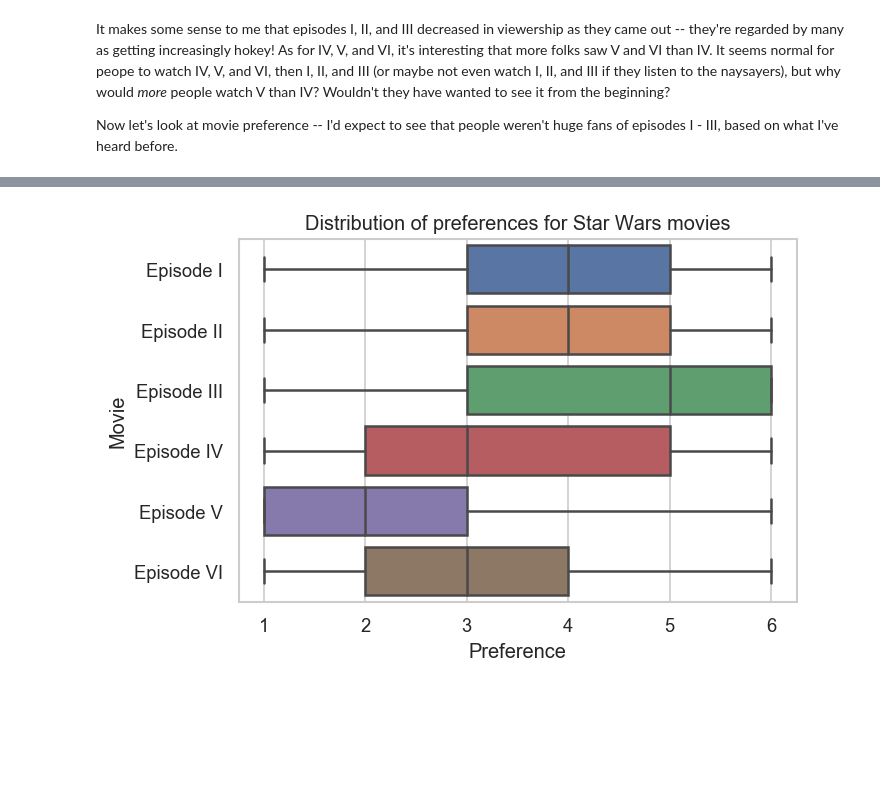
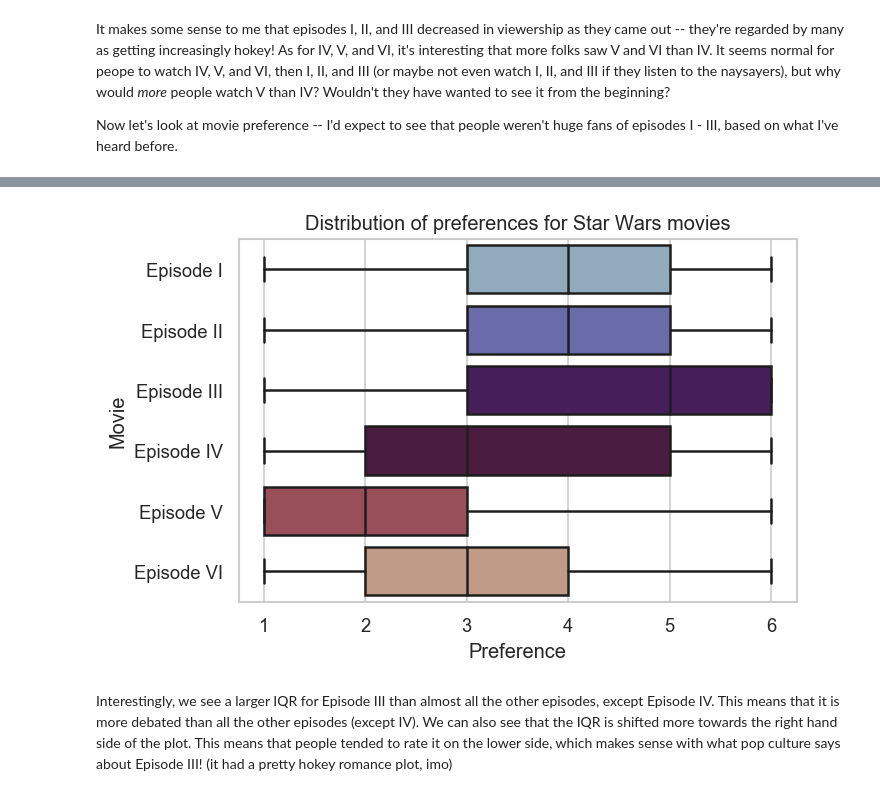
Before and after one commit to h-parker/ds-101-demo, a Jupyter notebook: starwars_exploration.ipynb, the cells around one changed output, grey strips where cells are left out. Drawn from its saved outputs; the diff is of its cells as text; code cells hidden in the pictures; blank space fills up the shorter version.

```diff
--- a/starwars_exploration.ipynb
+++ b/starwars_exploration.ipynb
@@ -171,11 +190,13 @@ huge fans of episodes I - III, based on what I've heard before.
 # %%
 boxplot = sns.boxplot(x='value', y='variable', data=pd.melt(df, value_vars=['epI_preference',
                         'epII_preference', 'epIII_preference', 'epIV_preference',
-                        'epV_preference','epVI_preference']).dropna())
+                        'epV_preference','epVI_preference']).dropna(), palette='twilight')
 boxplot.set_yticklabels(['Episode I', 'Episode II', 'Episode III', 'Episode IV',
                          'Episode V', 'Episode VI'])
 plt.xlabel("Preference")
 plt.ylabel("Movie")
 plt.title("Distribution of preferences for Star Wars movies");
 # %% [output]
-[figure, old version]
+[figure, new version]
+# %% [markdown]
+Interestingly, we see a larger IQR for Episode III than almost all the other episodes, except Episode IV. This means that it is more debated than all the other episodes (except IV). We can also see that the IQR is shifted more towards the right hand side of the plot. This means that people tended to rate it on the lower side, which makes sense with what pop culture says about Episode III! (it had a pretty hokey romance plot, imo)
```
Also changed, not shown: parts of 15 cells of this notebook.
